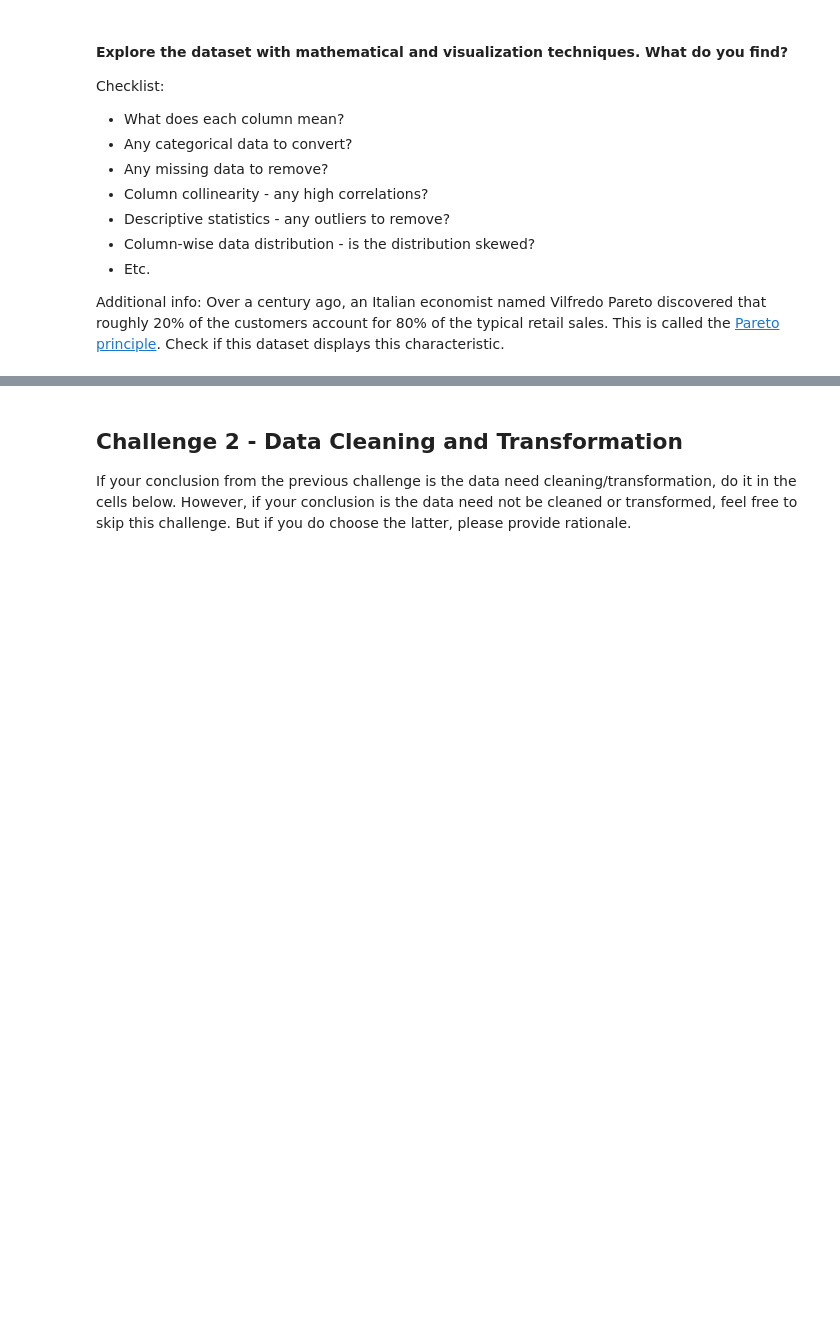
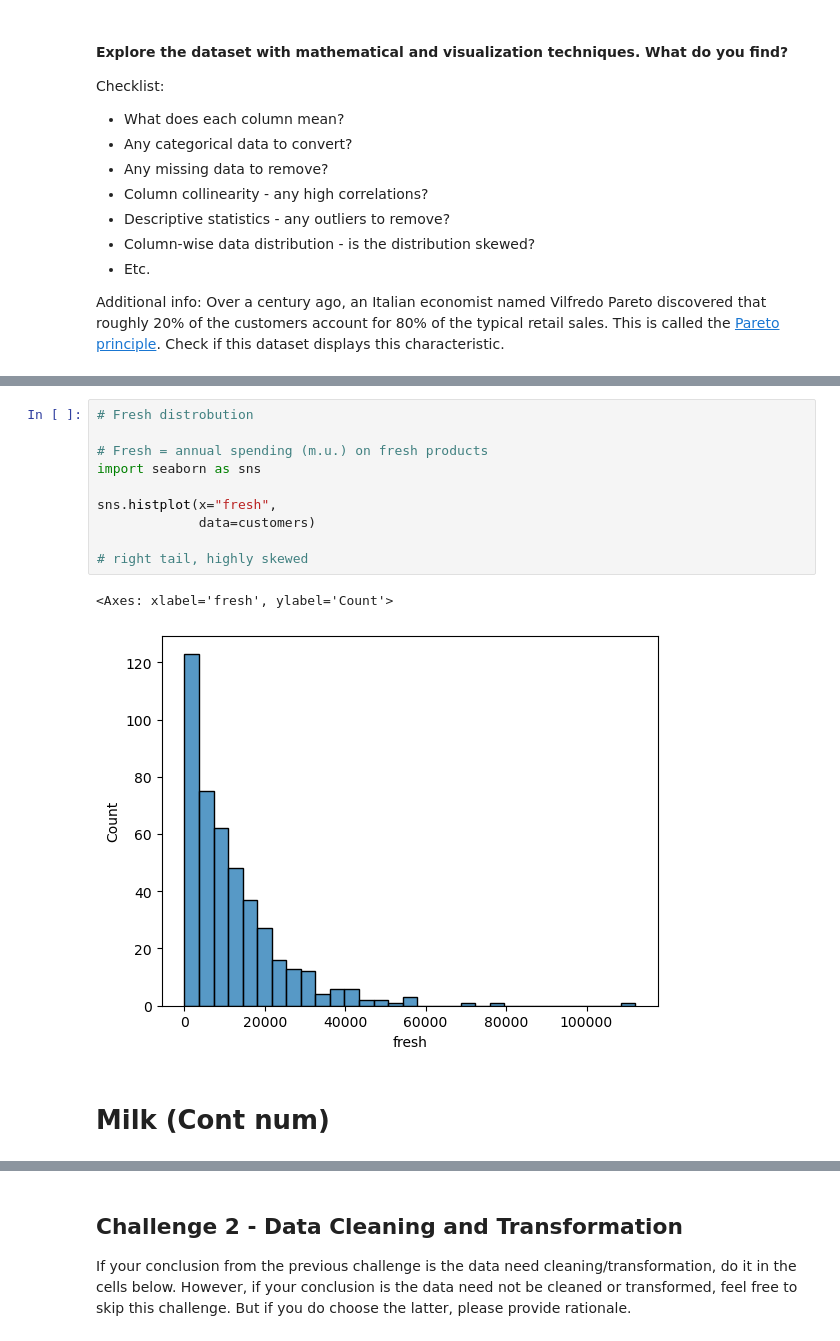
Before and after one commit to chandlershortlidge/lab-dsai-unsupervised-learning, a Jupyter notebook: your-code/main.ipynb, the cells around one changed output, grey strips where cells are left out. Saved outputs shown, nothing was run; the diff lists cells and outputs as text; blank space fills up the shorter version.

```diff
--- a/your-code/main.ipynb
+++ b/your-code/main.ipynb
@@ -70,0 +127,15 @@ Additional info: Over a century ago, an Italian economist named Vilfredo Pareto
+# %%
+# Fresh distrobution
+
+# Fresh = annual spending (m.u.) on fresh products
+import seaborn as sns
+
+sns.histplot(x="fresh",
+             data=customers)
+
+# right tail, highly skewed
+# %% [output]
+<Axes: xlabel='fresh', ylabel='Count'>
+[figure, added]
+# %% [markdown]
+# Milk (Cont num)
```
Also changed, not shown: parts of 67 cells of this notebook.
